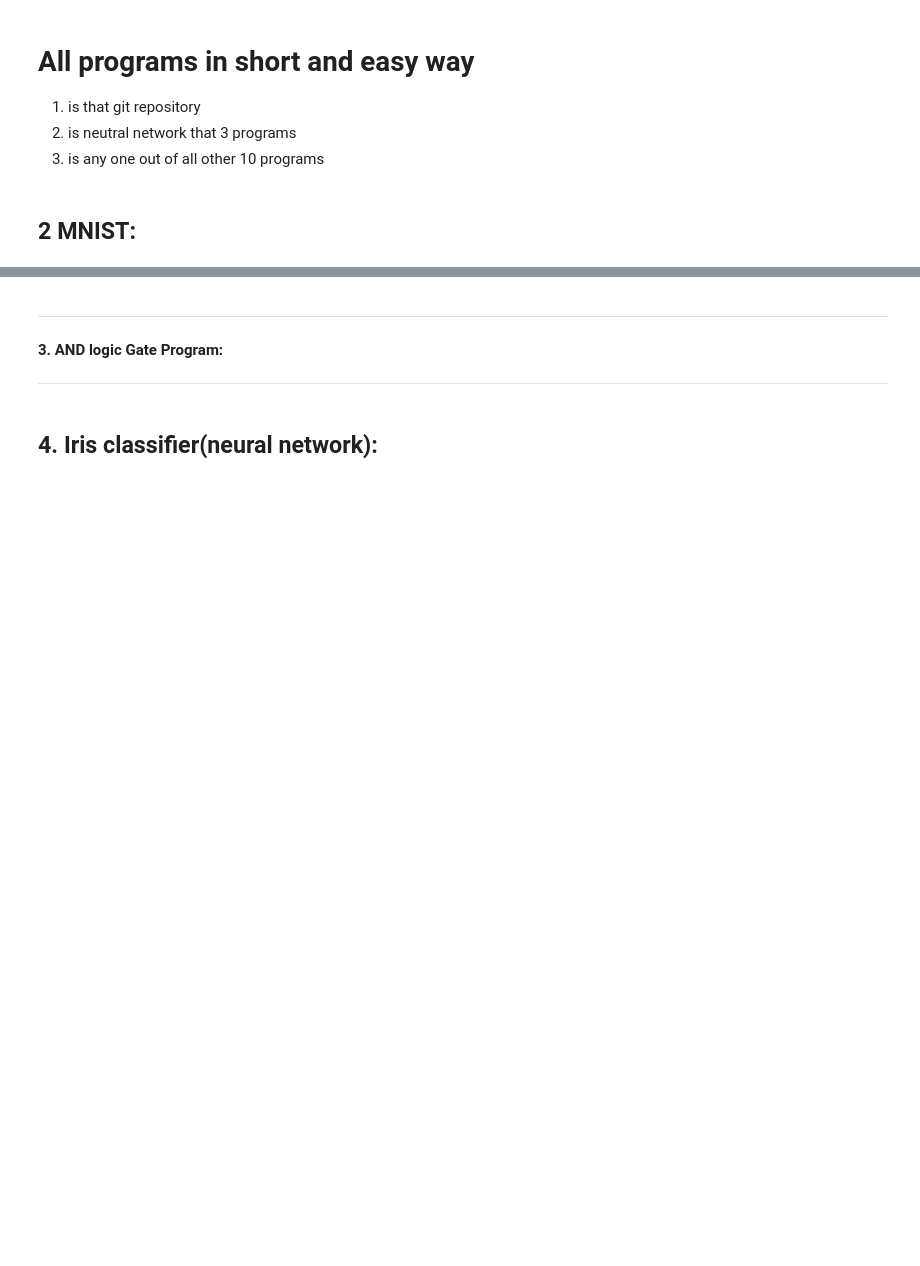
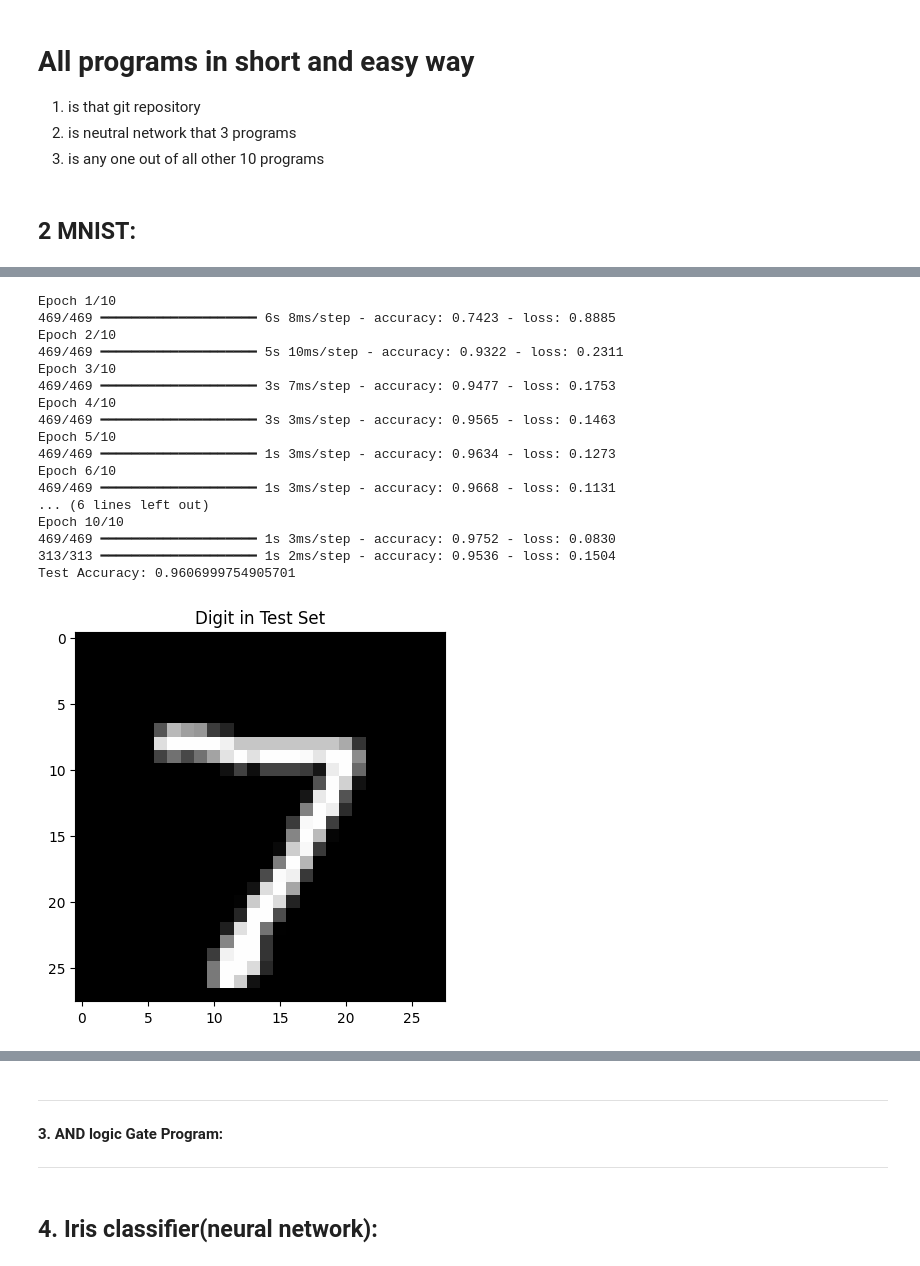
Before and after one commit to Hemanth-kumar23/DSA_IN_JAVA, a Jupyter notebook: all_programs_shortcode.ipynb, the cells around one changed output, grey strips where cells are left out. Drawn from its saved outputs; the diff is of its cells as text; code cells hidden in the pictures; blank space fills up the shorter version.

```diff
--- a/all_programs_shortcode.ipynb
+++ b/all_programs_shortcode.ipynb
@@ -16,19 +16,20 @@ from keras.datasets import mnist
 from keras.models import Sequential
 from keras.layers import Dense
 import numpy as np
+import matplotlib.pyplot as plt
 
 # 2️⃣ Load
 (x_train, y_train), (x_test, y_test) = mnist.load_data()
 
-# 3️⃣ Prepare (reshape + normalize)
+# 3️⃣ Prepare
 x_train = x_train.reshape(60000, 28*28).astype('float32') / 255
 x_test  = x_test.reshape(10000, 28*28).astype('float32') / 255
 
-# 4️⃣ Model (build the neural network)
+# 4️⃣ Model
 model = Sequential()
 model.add(Dense(32, input_dim=28*28, activation='relu'))
 model.add(Dense(32, activation='relu'))
-model.add(Dense(10, activation='softmax'))  # 10 digits (0–9)
+model.add(Dense(10, activation='softmax'))
 
 # 5️⃣ Train + Evaluate
 model.compile(loss='sparse_categorical_crossentropy', optimizer='adam', metrics=['accuracy'])
@@ -36,6 +37,11 @@ model.fit(x_train, y_train, epochs=10, batch_size=128)
 loss, acc = model.evaluate(x_test, y_test)
 print("Test Accuracy:", acc)
 
-# Optional: Predict one sample
+# ⭐ Visualization + Prediction
+plt.imshow(x_test[0].reshape(28,28), cmap='gray')
+plt.title("Digit in Test Set")
+plt.show()
+
 y_pred = model.predict(x_test)
 print("Predicted digit:", np.argmax(y_pred[0]))
+# %% [output]
@@ -41,0 +50,18 @@ print("Predicted digit:", np.argmax(y_pred[0]))
+Epoch 1/10
+469/469 ━━━━━━━━━━━━━━━━━━━━ 6s 8ms/step - accuracy: 0.7423 - loss: 0.8885
+Epoch 2/10
+469/469 ━━━━━━━━━━━━━━━━━━━━ 5s 10ms/step - accuracy: 0.9322 - loss: 0.2311
+Epoch 3/10
+469/469 ━━━━━━━━━━━━━━━━━━━━ 3s 7ms/step - accuracy: 0.9477 - loss: 0.1753
+Epoch 4/10
+469/469 ━━━━━━━━━━━━━━━━━━━━ 3s 3ms/step - accuracy: 0.9565 - loss: 0.1463
+Epoch 5/10
+469/469 ━━━━━━━━━━━━━━━━━━━━ 1s 3ms/step - accuracy: 0.9634 - loss: 0.1273
+Epoch 6/10
+469/469 ━━━━━━━━━━━━━━━━━━━━ 1s 3ms/step - accuracy: 0.9668 - loss: 0.1131
+... (6 lines left out)
+Epoch 10/10
+469/469 ━━━━━━━━━━━━━━━━━━━━ 1s 3ms/step - accuracy: 0.9752 - loss: 0.0830
+313/313 ━━━━━━━━━━━━━━━━━━━━ 1s 2ms/step - accuracy: 0.9536 - loss: 0.1504
+Test Accuracy: 0.9606999754905701
+[figure, added]
```
Also changed, not shown: parts of 14 cells of this notebook.
